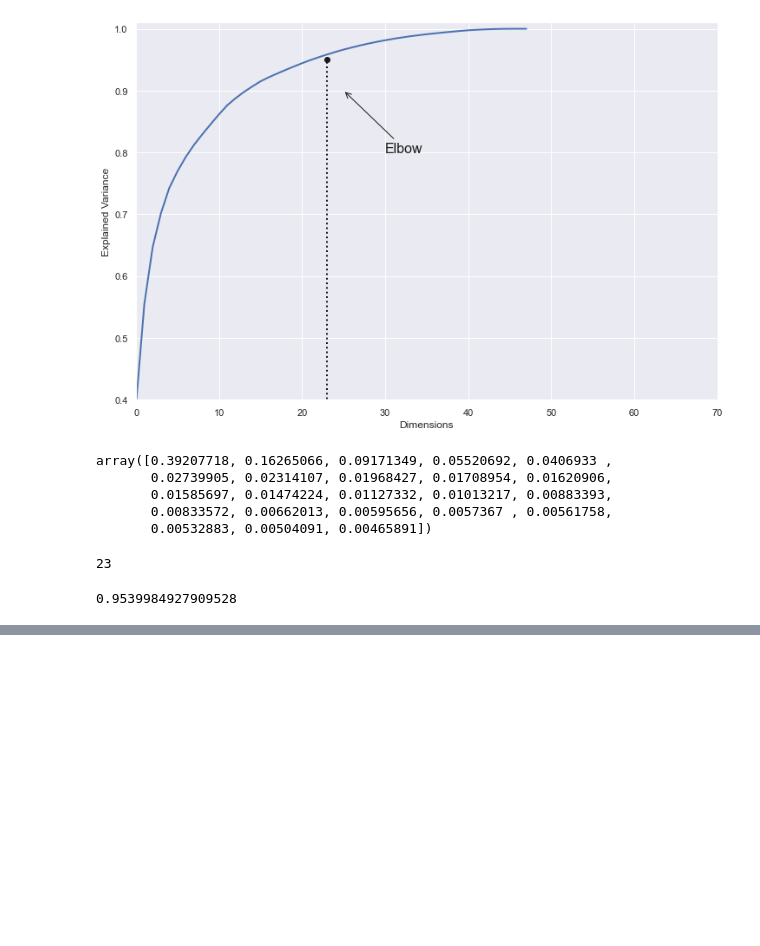
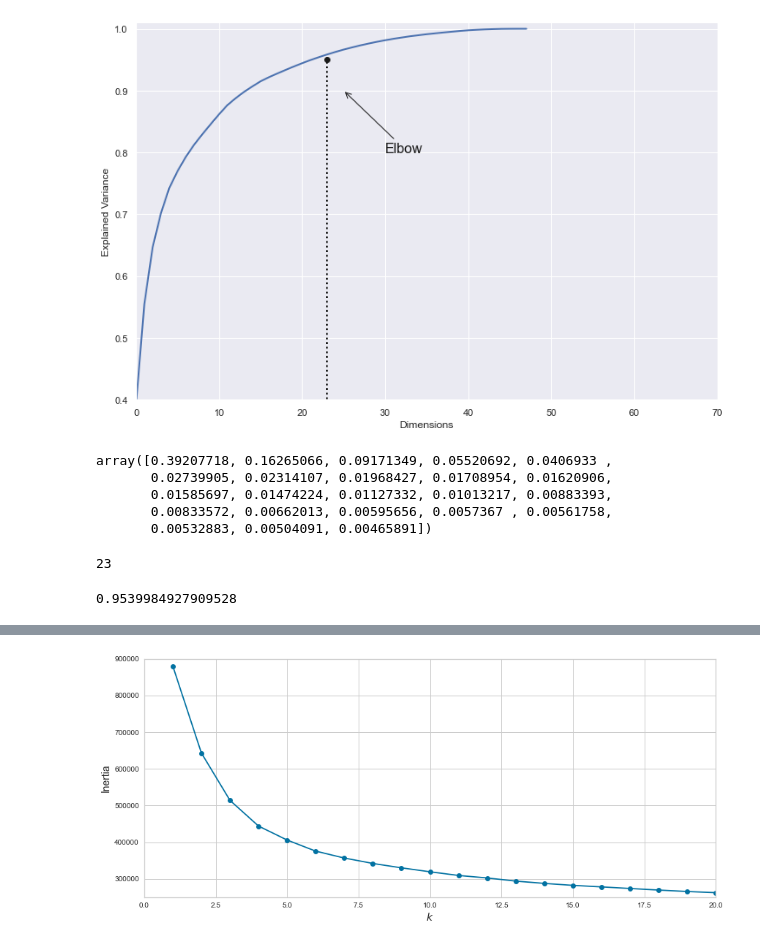
Before and after one commit to drexhepi/player_similarity, a Jupyter notebook: data_n_models.ipynb, the cells around one changed output, grey strips where cells are left out. Cells and saved outputs as stored; diff of their text form; code cells hidden in the pictures; blank space fills up the shorter version.

Commit message:
inertial and sihouette graphs

```diff
--- a/data_n_models.ipynb
+++ b/data_n_models.ipynb
@@ -651,0 +700,3 @@ np.sum(pca_sample.explained_variance_ratio_)
+# %%
+kmeans_model = [KMeans(n_clusters = k, random_state = 42).fit(pca_sample_) for k in range (1,21)]
+inertia = [model.inertia_ for model in kmeans_model]
@@ -651,0 +726,8 @@ np.sum(pca_sample.explained_variance_ratio_)
+# %%
+plt.figure(figsize = (14,6))
+plt.plot(range(1,21), inertia, 'bo-')
+plt.xlabel('$k$', fontsize=14)
+plt.ylabel('Inertia',fontsize=14)
+plt.axis([0, 20, 250000, 900000]);
+# %% [output]
+[figure, added]
```
Also changed, not shown: parts of 11 cells of this notebook.
